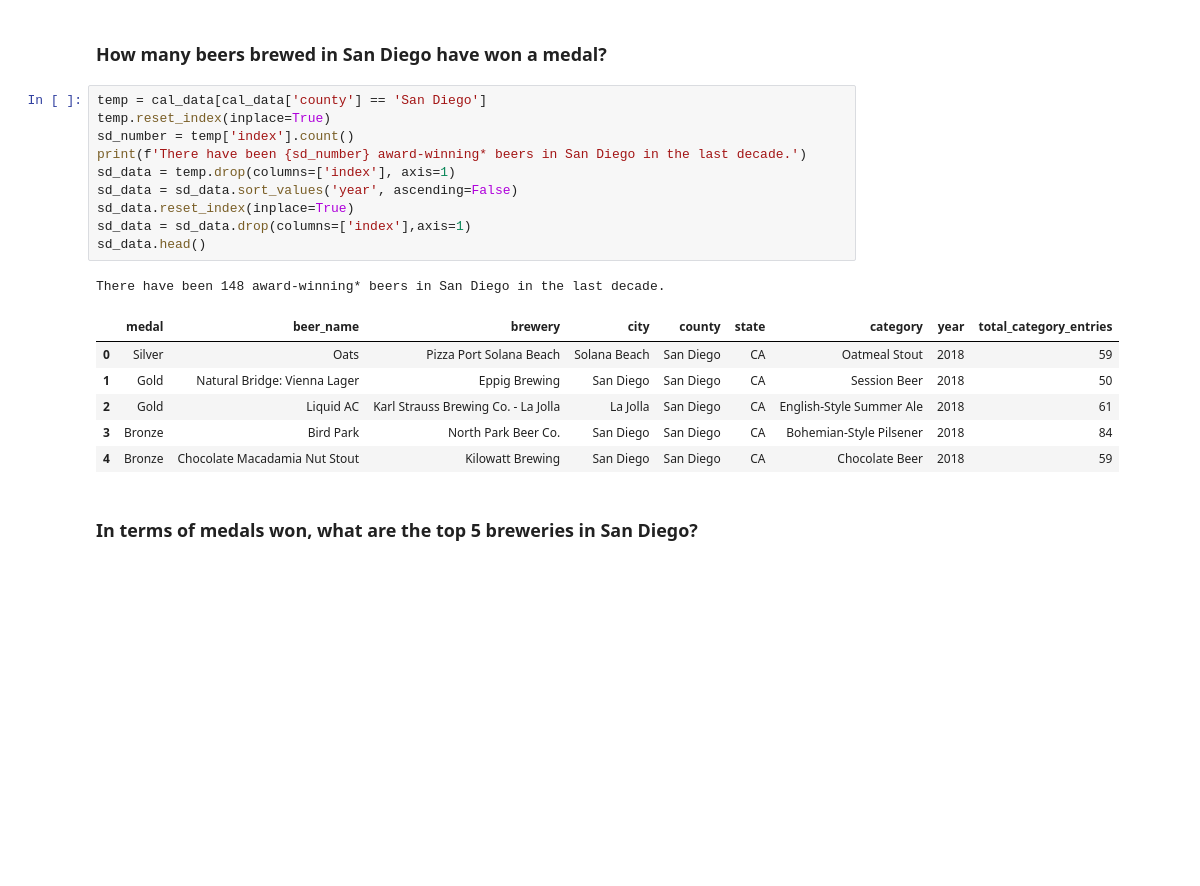
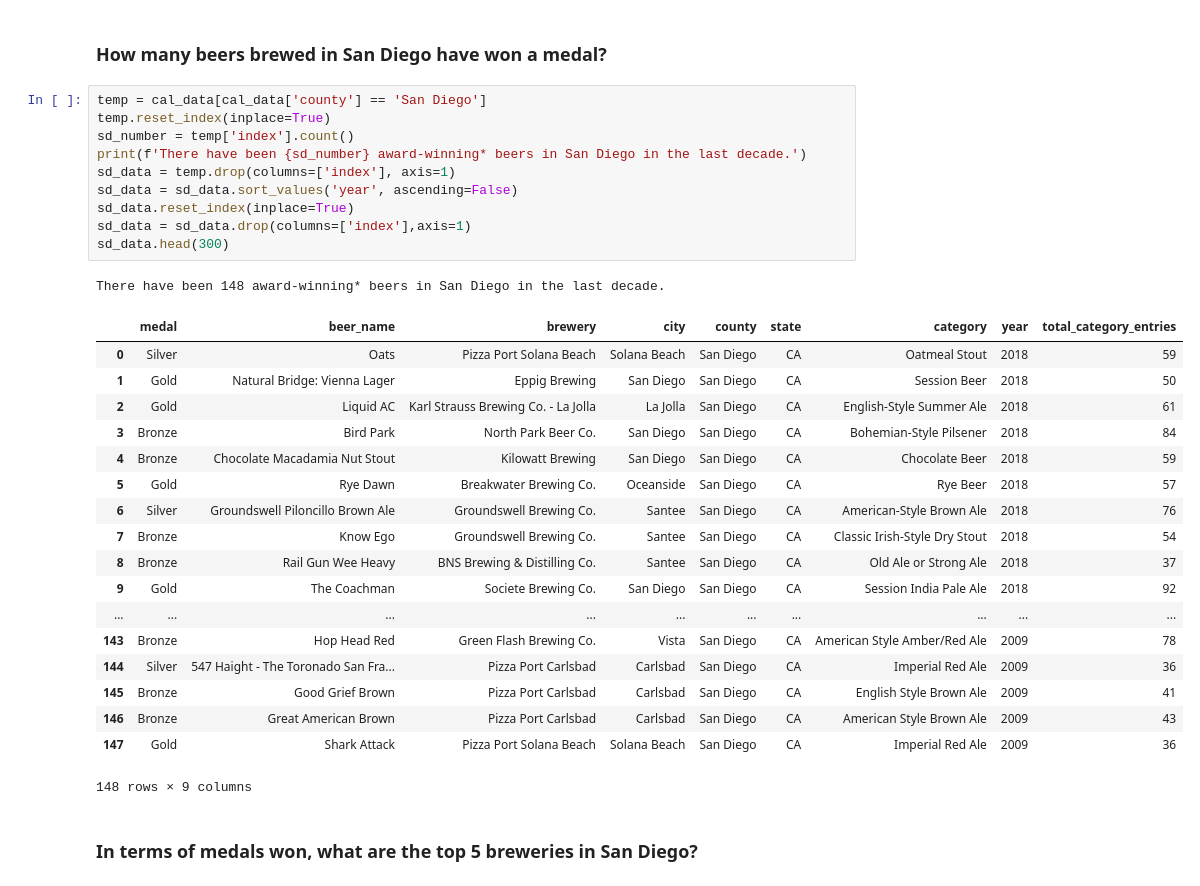
Before and after one commit to jbizzlefoshizzle/Project-1, a Jupyter notebook: CSV.ipynb, the cells around one changed output. Cells and saved outputs as stored; diff of their text form; blank space fills up the shorter version.

```diff
--- a/CSV.ipynb
+++ b/CSV.ipynb
@@ -53,21 +53,33 @@ There have been 553 award-winning* beers in California in the last decade.
 # %%
 temp = cal_data[cal_data['county'] == 'San Diego']
 temp.reset_index(inplace=True)
 sd_number = temp['index'].count()
 print(f'There have been {sd_number} award-winning* beers in San Diego in the last decade.')
 sd_data = temp.drop(columns=['index'], axis=1)
 sd_data = sd_data.sort_values('year', ascending=False)
 sd_data.reset_index(inplace=True)
 sd_data = sd_data.drop(columns=['index'],axis=1)
-sd_data.head()
+sd_data.head(300)
 # %% [output]
 There have been 148 award-winning* beers in San Diego in the last decade.
 |  | medal | beer_name | brewery | city | county | state | category | year | total_category_entries |
 | 0 | Silver | Oats | Pizza Port Solana Beach | Solana Beach | San Diego | CA | Oatmeal Stout | 2018 | 59 |
 | 1 | Gold | Natural Bridge: Vienna Lager | Eppig Brewing | San Diego | San Diego | CA | Session Beer | 2018 | 50 |
 | 2 | Gold | Liquid AC | Karl Strauss Brewing Co. - La Jolla | La Jolla | San Diego | CA | English-Style Summer Ale | 2018 | 61 |
 | 3 | Bronze | Bird Park | North Park Beer Co. | San Diego | San Diego | CA | Bohemian-Style Pilsener | 2018 | 84 |
 | 4 | Bronze | Chocolate Macadamia Nut Stout | Kilowatt Brewing | San Diego | San Diego | CA | Chocolate Beer | 2018 | 59 |
+| 5 | Gold | Rye Dawn | Breakwater Brewing Co. | Oceanside | San Diego | CA | Rye Beer | 2018 | 57 |
+| 6 | Silver | Groundswell Piloncillo Brown Ale | Groundswell Brewing Co. | Santee | San Diego | CA | American-Style Brown Ale | 2018 | 76 |
+| 7 | Bronze | Know Ego | Groundswell Brewing Co. | Santee | San Diego | CA | Classic Irish-Style Dry Stout | 2018 | 54 |
+| 8 | Bronze | Rail Gun Wee Heavy | BNS Brewing & Distilling Co. | Santee | San Diego | CA | Old Ale or Strong Ale | 2018 | 37 |
+| 9 | Gold | The Coachman | Societe Brewing Co. | San Diego | San Diego | CA | Session India Pale Ale | 2018 | 92 |
+| ... | ... | ... | ... | ... | ... | ... | ... | ... | ... |
+| 143 | Bronze | Hop Head Red | Green Flash Brewing Co. | Vista | San Diego | CA | American Style Amber/Red Ale | 2009 | 78 |
+| 144 | Silver | 547 Haight - The Toronado San Fra... | Pizza Port Carlsbad | Carlsbad | San Diego | CA | Imperial Red Ale | 2009 | 36 |
+| 145 | Bronze | Good Grief Brown | Pizza Port Carlsbad | Carlsbad | San Diego | CA | English Style Brown Ale | 2009 | 41 |
+| 146 | Bronze | Great American Brown | Pizza Port Carlsbad | Carlsbad | San Diego | CA | American Style Brown Ale | 2009 | 43 |
+| 147 | Gold | Shark Attack | Pizza Port Solana Beach | Solana Beach | San Diego | CA | Imperial Red Ale | 2009 | 36 |
+148 rows × 9 columns
 # %% [markdown]
 ### In terms of medals won, what are the top 5 breweries in San Diego?
 # %%
```
Also changed, not shown: parts of 2 cells of this notebook, 2 other files.
